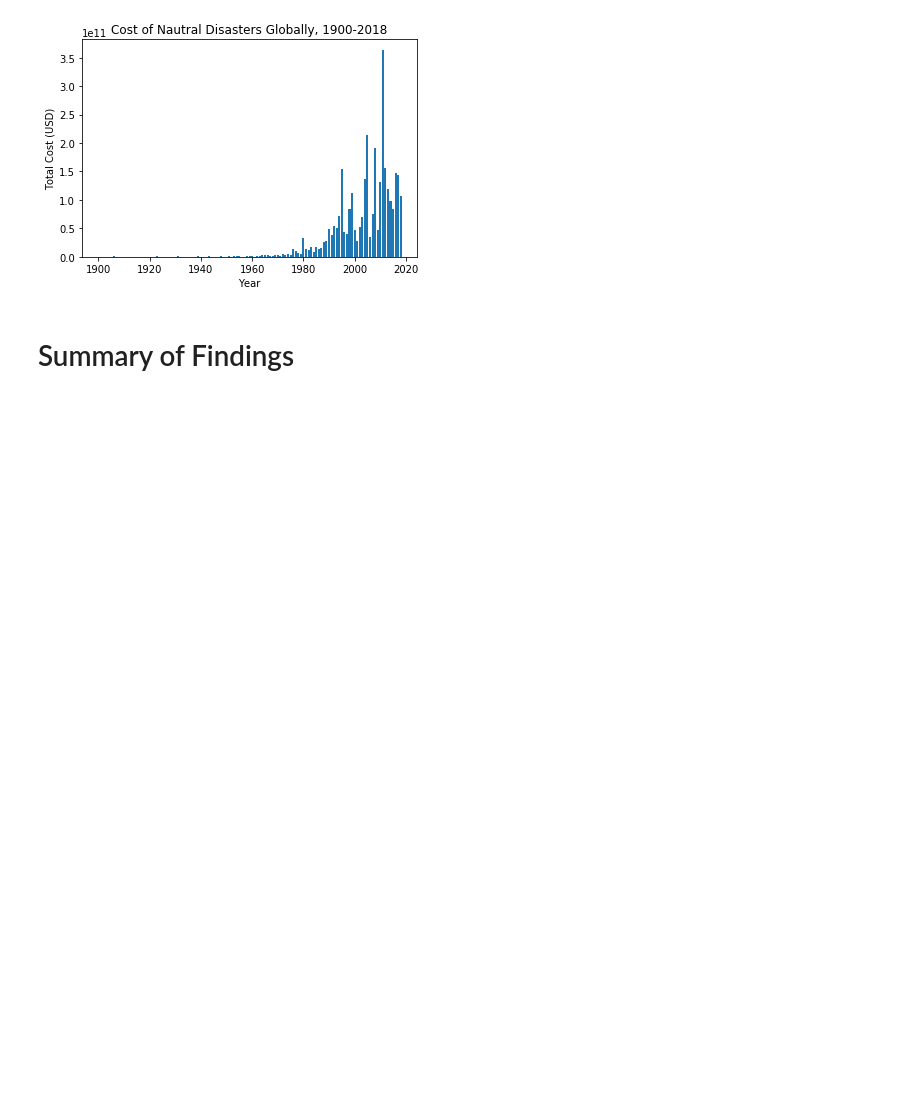
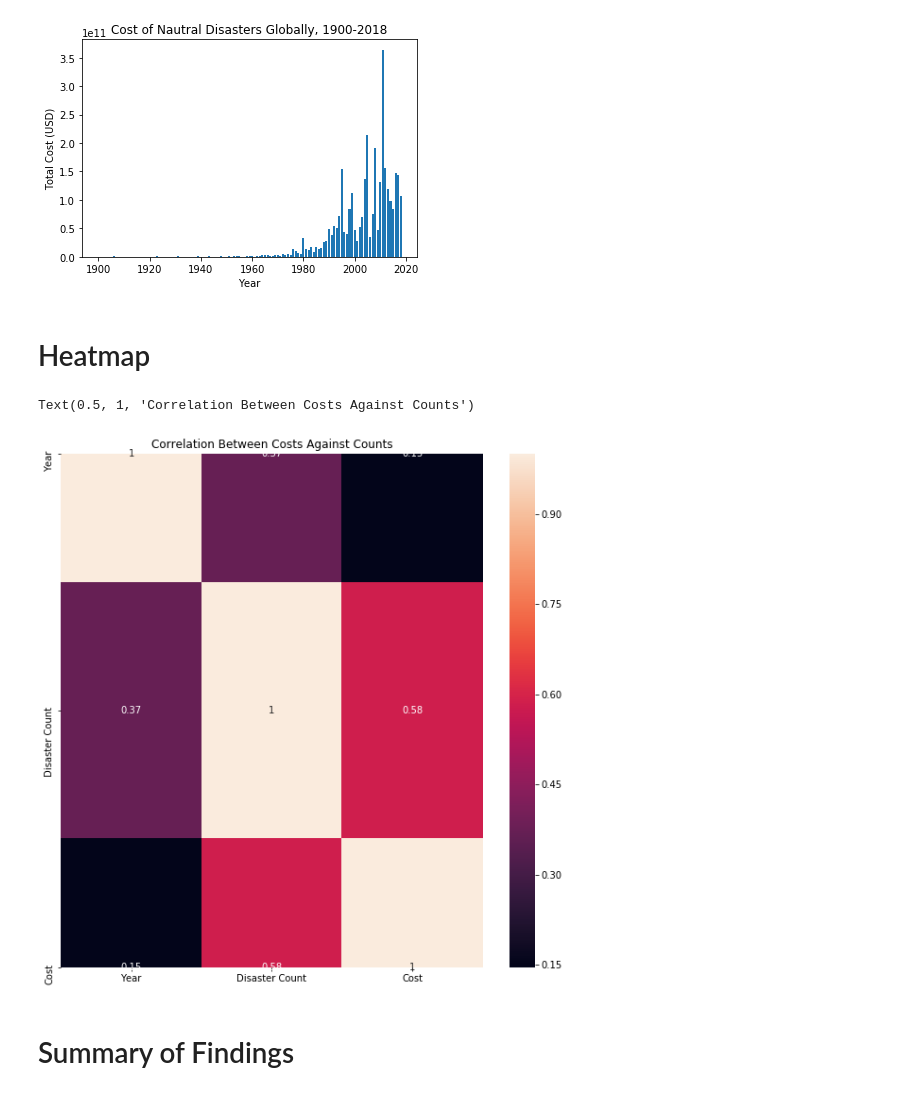
Before and after one commit to UPstartDeveloper/climate-change-analysis, a Jupyter notebook: analysis.ipynb, the cells around one changed output. Saved outputs shown, nothing was run; the diff lists cells and outputs as text; code cells hidden in the pictures; blank space fills up the shorter version.

Commit message:
Add heatmap of costs, counts, entity, and year.

```diff
--- a/analysis.ipynb
+++ b/analysis.ipynb
@@ -437,6 +444,15 @@ plt.xlabel('Year')
 plt.show()
 # %% [output]
 [figure]
+# %% [markdown]
+# Heatmap
+# %%
+fig, ax = plt.subplots(figsize=(10,10))
+sns.heatmap(df.corr(), annot=True)
+plt.title('Correlation Between Costs Against Counts')
+# %% [output]
+Text(0.5, 1, 'Correlation Between Costs Against Counts')
+[figure, added]
 # %% [markdown]
 # Summary of Findings
 # %% [markdown]
```
Also changed, not shown: parts of 2 cells of this notebook.
